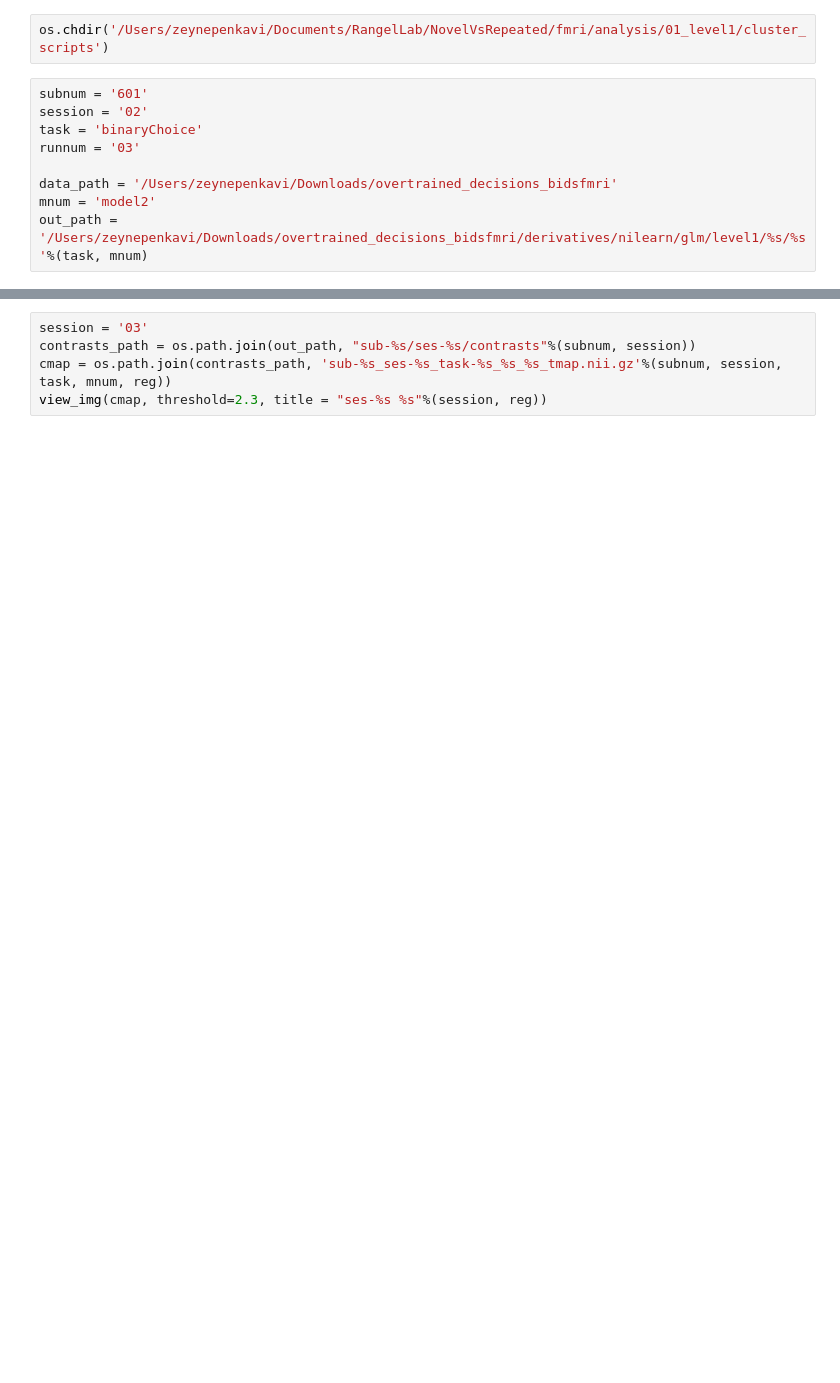
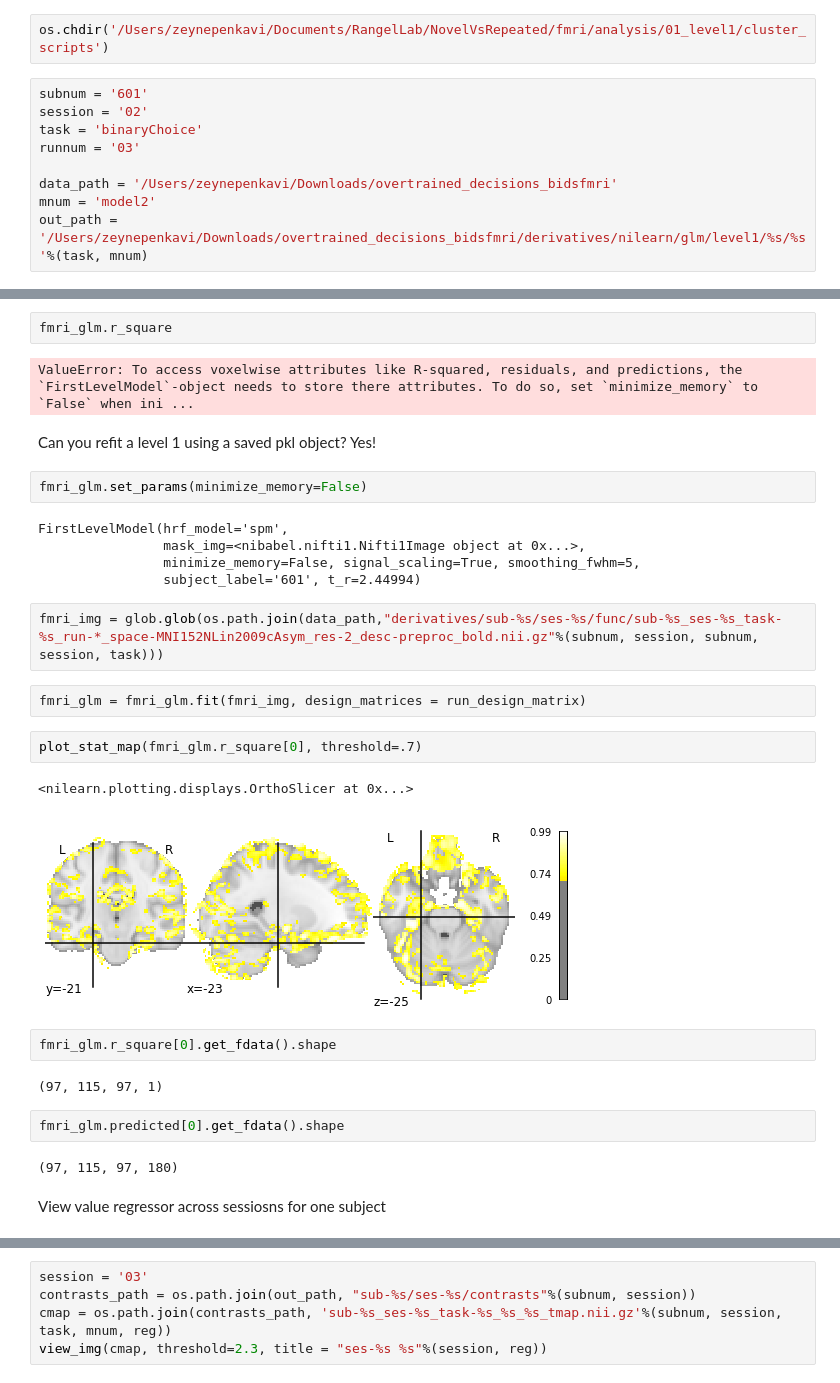
Before and after one commit to zenkavi/NovelVsRepeated, a Jupyter notebook: fmri/sandbox.ipynb, the cells around one changed output, grey strips where cells are left out. Cells and saved outputs as stored; diff of their text form; blank space fills up the shorter version.

```diff
--- a/fmri/sandbox.ipynb
+++ b/fmri/sandbox.ipynb
@@ -35,2 +103,34 @@ run_level1(subnum, session, task, mnum, data_path, out_path)
+# %%
+fmri_glm.r_square
+# %% [output]
+ValueError: To access voxelwise attributes like R-squared, residuals, and predictions, the `FirstLevelModel`-object needs to store there attributes. To do so, set `minimize_memory` to `False` when ini ...
+# %% [markdown]
+Can you refit a level 1 using a saved pkl object? Yes!
+# %%
+fmri_glm.set_params(minimize_memory=False)
+# %% [output]
+FirstLevelModel(hrf_model='spm',
+                mask_img=<nibabel.nifti1.Nifti1Image object at 0x...>,
+                minimize_memory=False, signal_scaling=True, smoothing_fwhm=5,
+                subject_label='601', t_r=2.44994)
+# %%
+fmri_img = glob.glob(os.path.join(data_path,"derivatives/sub-%s/ses-%s/func/sub-%s_ses-%s_task-%s_run-*_space-MNI152NLin2009cAsym_res-2_desc-preproc_bold.nii.gz"%(subnum, session, subnum, session, task)))
+# %%
+fmri_glm = fmri_glm.fit(fmri_img, design_matrices = run_design_matrix)
+# %%
+plot_stat_map(fmri_glm.r_square[0], threshold=.7)
+# %% [output]
+<nilearn.plotting.displays.OrthoSlicer at 0x...>
+[figure, added]
+# %%
+fmri_glm.r_square[0].get_fdata().shape
+# %% [output]
+(97, 115, 97, 1)
+# %%
+fmri_glm.predicted[0].get_fdata().shape
+# %% [output]
+(97, 115, 97, 180)
+# %% [markdown]
+View value regressor across sessiosns for one subject
 # %%
 # reg = 'reward_par'
```
Also changed, not shown: parts of 20 cells of this notebook, 1 other file.
